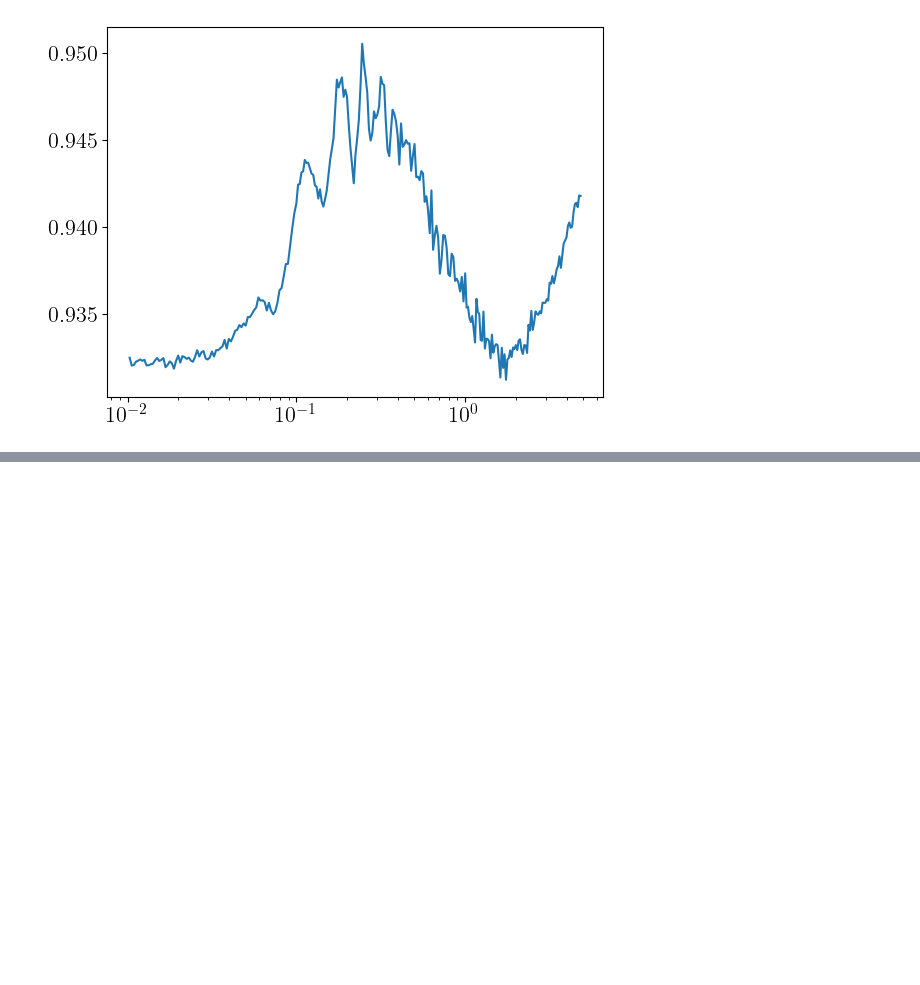
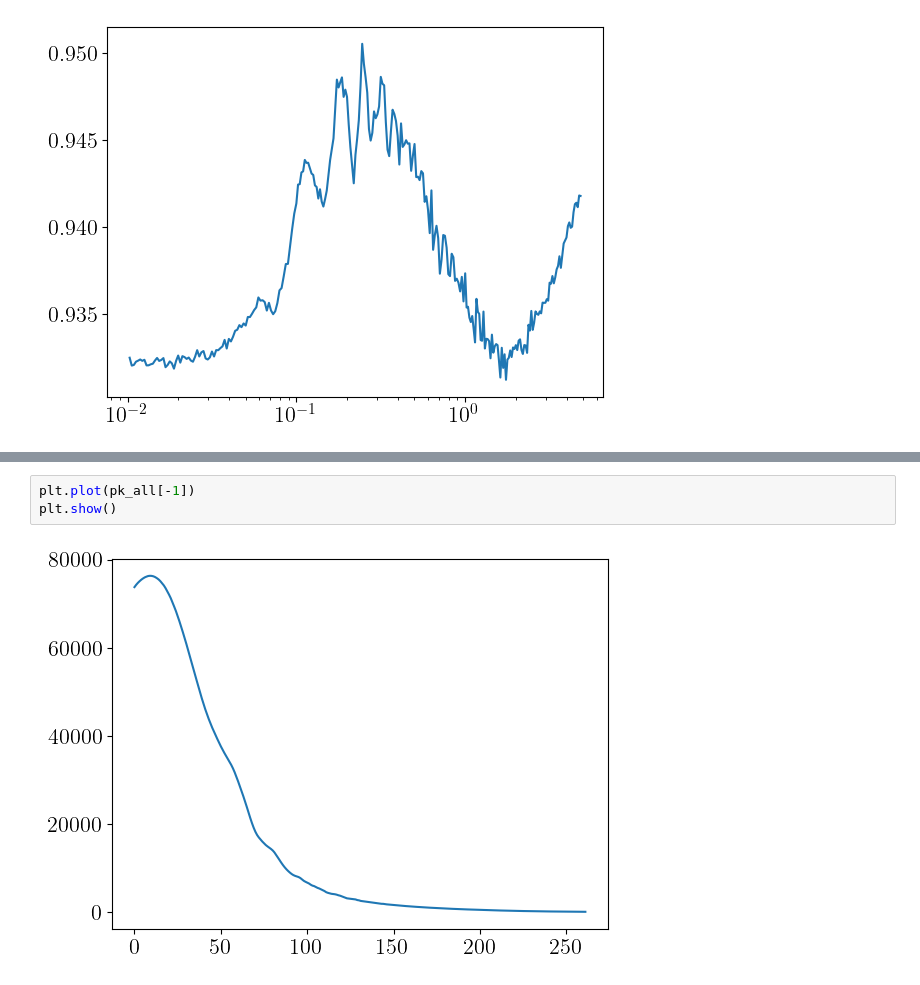
Before and after one commit to pltaylor16/odd_emu, a Jupyter notebook: results/results.ipynb, the cells around one changed output, grey strips where cells are left out. Drawn from its saved outputs; the diff is of its cells as text; blank space fills up the shorter version.

```diff
--- a/results/results.ipynb
+++ b/results/results.ipynb
@@ -172,0 +217,5 @@ plt.xscale('log')
+# %%
+plt.plot(pk_all[-1])
+plt.show()
+# %% [output]
+[figure, added]
```
Also changed, not shown: parts of 2 cells of this notebook.
